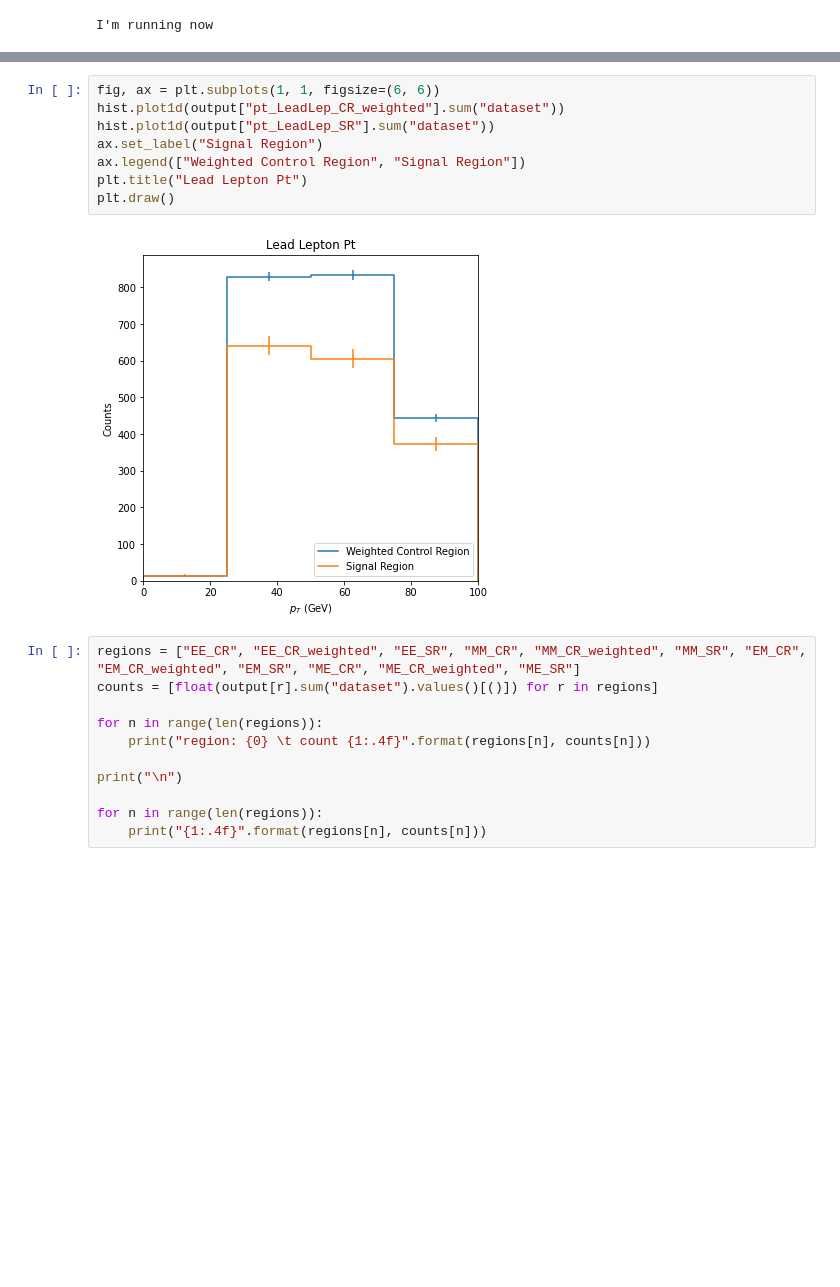
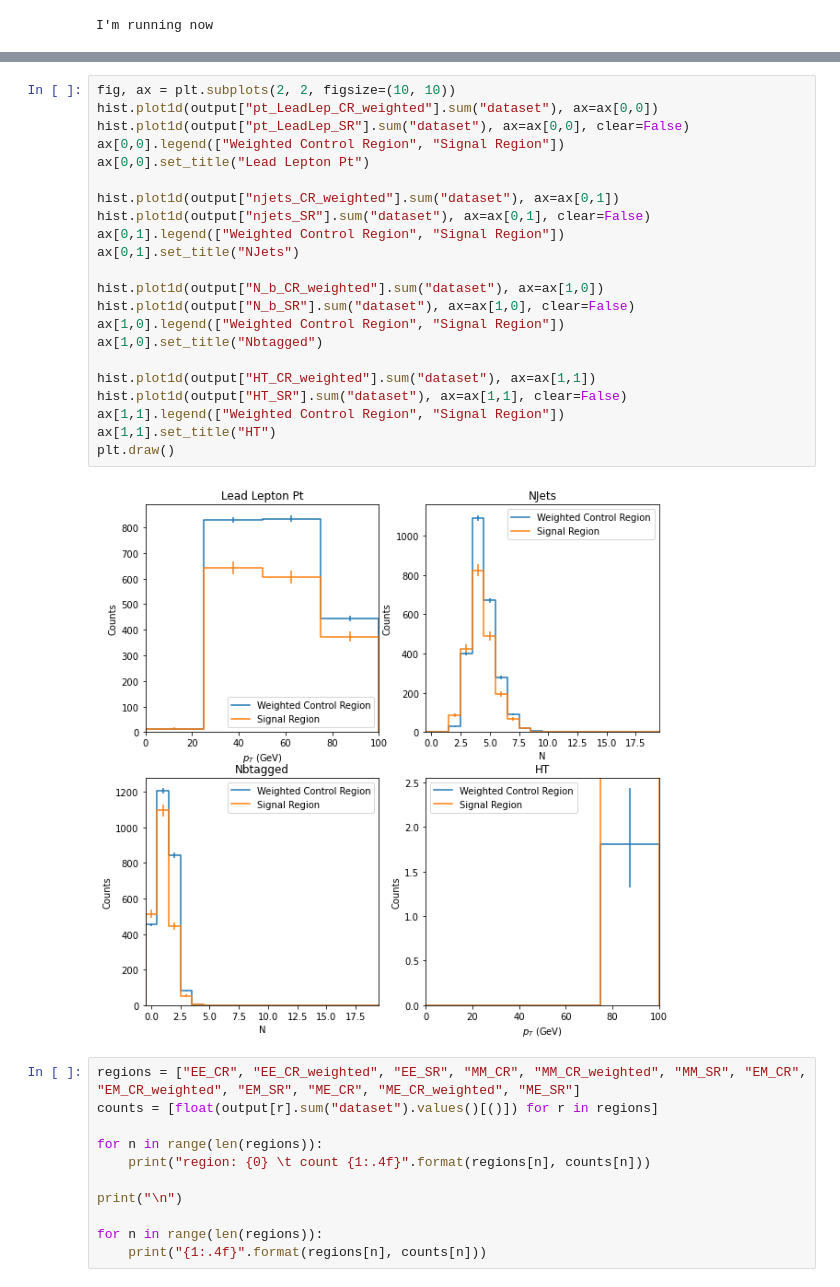
Before and after one commit to danbarto/tW_scattering, a Jupyter notebook: notebooks/FCNC_FR_validation.ipynb, the cells around one changed output, grey strips where cells are left out. Cells and saved outputs as stored; diff of their text form; blank space fills up the shorter version.

```diff
--- a/notebooks/FCNC_FR_validation.ipynb
+++ b/notebooks/FCNC_FR_validation.ipynb
@@ -149,13 +155,27 @@ plt.draw()
-# %%
-fig, ax = plt.subplots(1, 1, figsize=(6, 6))
-hist.plot1d(output["pt_LeadLep_CR_weighted"].sum("dataset"))
-hist.plot1d(output["pt_LeadLep_SR"].sum("dataset"))
-ax.set_label("Signal Region")
-ax.legend(["Weighted Control Region", "Signal Region"])
-plt.title("Lead Lepton Pt")
-plt.draw()
-# %% [output]
-[figure, removed]
+# %%
+fig, ax = plt.subplots(2, 2, figsize=(10, 10))
+hist.plot1d(output["pt_LeadLep_CR_weighted"].sum("dataset"), ax=ax[0,0])
+hist.plot1d(output["pt_LeadLep_SR"].sum("dataset"), ax=ax[0,0], clear=False)
+ax[0,0].legend(["Weighted Control Region", "Signal Region"])
+ax[0,0].set_title("Lead Lepton Pt")
+
+hist.plot1d(output["njets_CR_weighted"].sum("dataset"), ax=ax[0,1])
+hist.plot1d(output["njets_SR"].sum("dataset"), ax=ax[0,1], clear=False)
+ax[0,1].legend(["Weighted Control Region", "Signal Region"])
+ax[0,1].set_title("NJets")
+
+hist.plot1d(output["N_b_CR_weighted"].sum("dataset"), ax=ax[1,0])
+hist.plot1d(output["N_b_SR"].sum("dataset"), ax=ax[1,0], clear=False)
+ax[1,0].legend(["Weighted Control Region", "Signal Region"])
+ax[1,0].set_title("Nbtagged")
+
+hist.plot1d(output["HT_CR_weighted"].sum("dataset"), ax=ax[1,1])
+hist.plot1d(output["HT_SR"].sum("dataset"), ax=ax[1,1], clear=False)
+ax[1,1].legend(["Weighted Control Region", "Signal Region"])
+ax[1,1].set_title("HT")
+plt.draw()
+# %% [output]
+[figure, added]
 # %%
 regions = ["EE_CR", "EE_CR_weighted", "EE_SR", "MM_CR", "MM_CR_weighted", "MM_SR", "EM_CR", "EM_CR_weighted", "EM_SR", "ME_CR", "ME_CR_weighted", "ME_SR"]
 counts = [float(output[r].sum("dataset").values()[()]) for r in regions]
```
Also changed, not shown: parts of 2 cells of this notebook, 1 other file.
